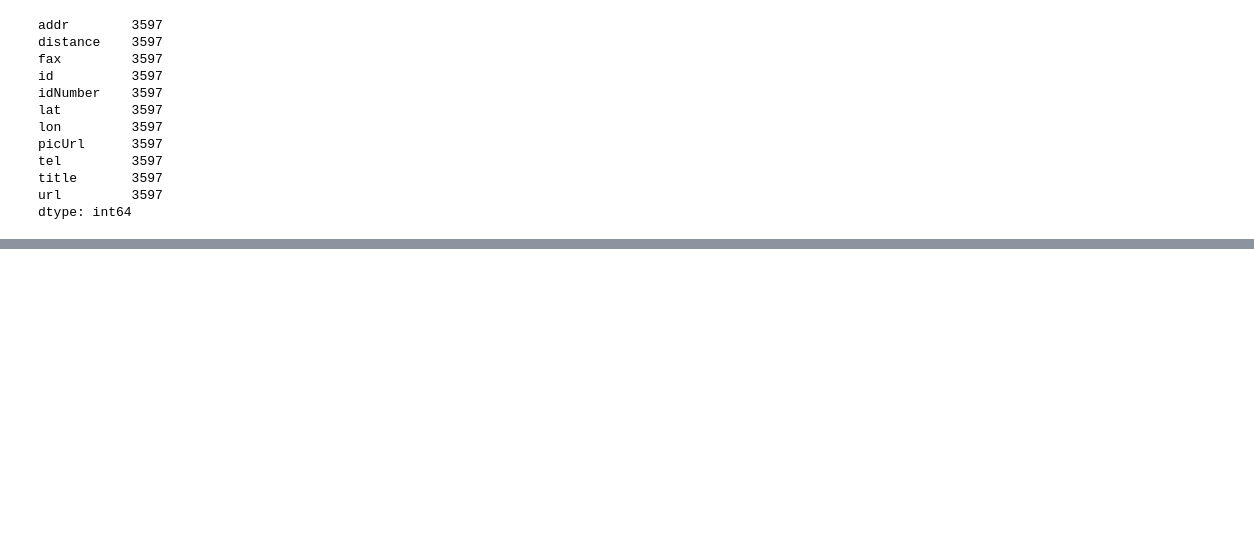
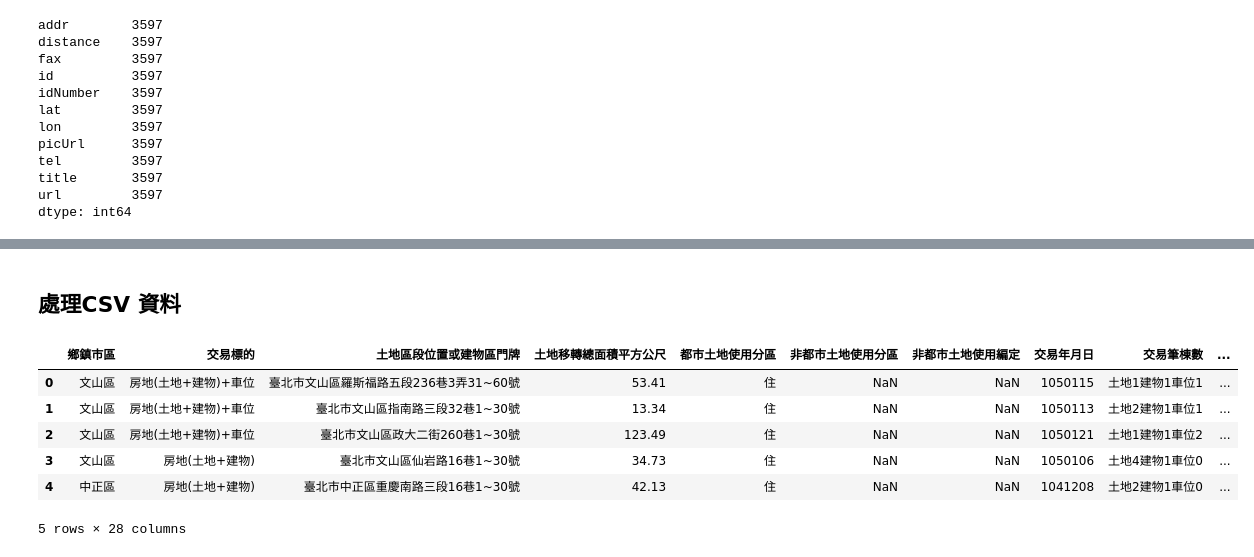
Before and after one commit to ywchiu/pyfintech2, a Jupyter notebook: 20161002DEMO.ipynb, the cells around one changed output, grey strips where cells are left out. Drawn from its saved outputs; the diff is of its cells as text; code cells hidden in the pictures; blank space fills up the shorter version.

```diff
--- a/20161002DEMO.ipynb
+++ b/20161002DEMO.ipynb
@@ -137,0 +168,2 @@ df.to_csv('bank.csv',encoding='utf-8')
+# %% [markdown]
+## 處理CSV 資料
@@ -137,0 +173,10 @@ df.to_csv('bank.csv',encoding='utf-8')
+# %%
+df.head()
+# %% [output]
+|  | 鄉鎮市區 | 交易標的 | 土地區段位置或建物區門牌 | 土地移轉總面積平方公尺 | 都市土地使用分區 | 非都市土地使用分區 | 非都市土地使用編定 | 交易年月日 | 交易筆棟數 | ... |
+| 0 | 文山區 | 房地(土地+建物)+車位 | 臺北市文山區羅斯福路五段236巷3弄31~60號 | 53.41 | 住 | NaN | NaN | 1050115 | 土地1建物1車位1 | ... |
+| 1 | 文山區 | 房地(土地+建物)+車位 | 臺北市文山區指南路三段32巷1~30號 | 13.34 | 住 | NaN | NaN | 1050113 | 土地2建物1車位1 | ... |
+| 2 | 文山區 | 房地(土地+建物)+車位 | 臺北市文山區政大二街260巷1~30號 | 123.49 | 住 | NaN | NaN | 1050121 | 土地1建物1車位2 | ... |
+| 3 | 文山區 | 房地(土地+建物) | 臺北市文山區仙岩路16巷1~30號 | 34.73 | 住 | NaN | NaN | 1050106 | 土地4建物1車位0 | ... |
+| 4 | 中正區 | 房地(土地+建物) | 臺北市中正區重慶南路三段16巷1~30號 | 42.13 | 住 | NaN | NaN | 1041208 | 土地2建物1車位0 | ... |
+5 rows × 28 columns
```
Also changed, not shown: parts of 5 cells of this notebook.
